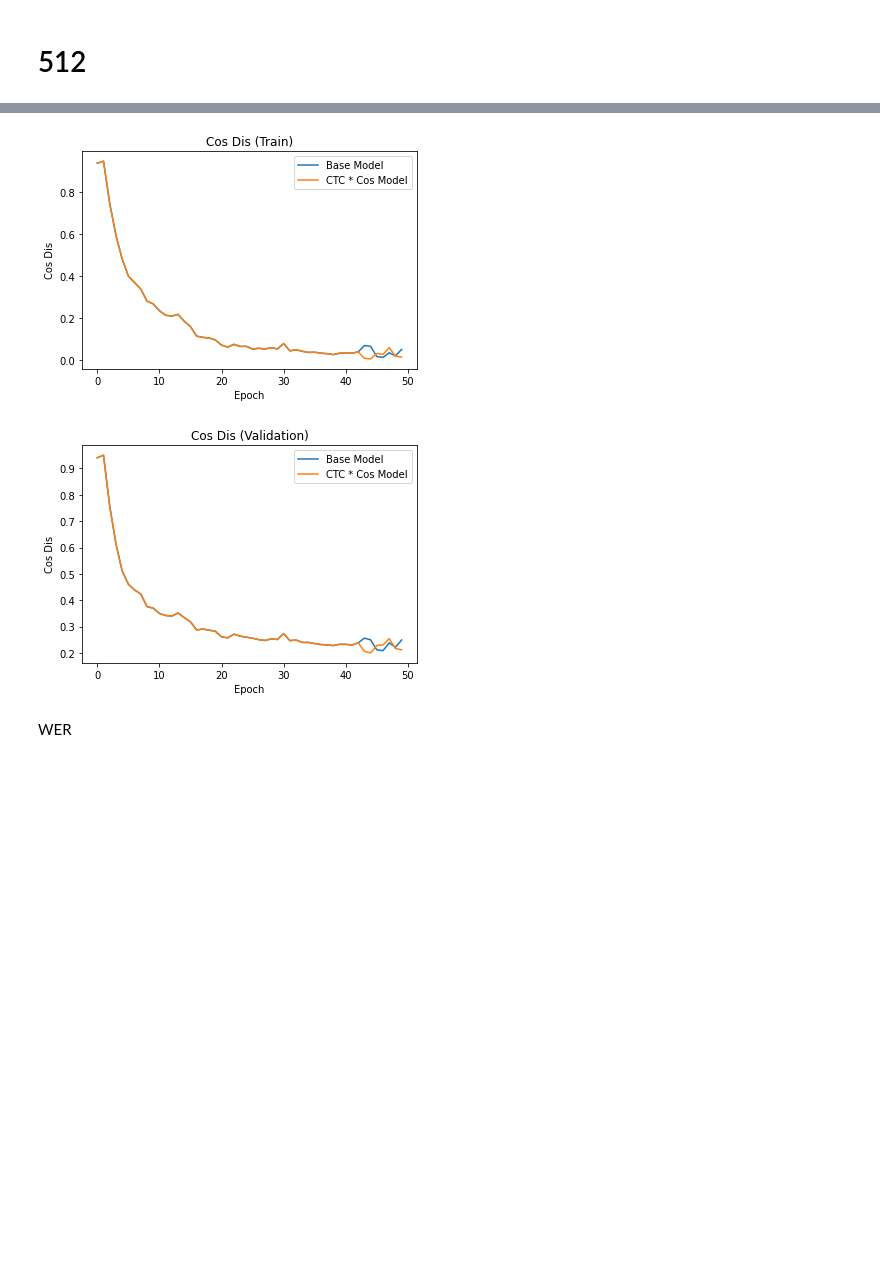
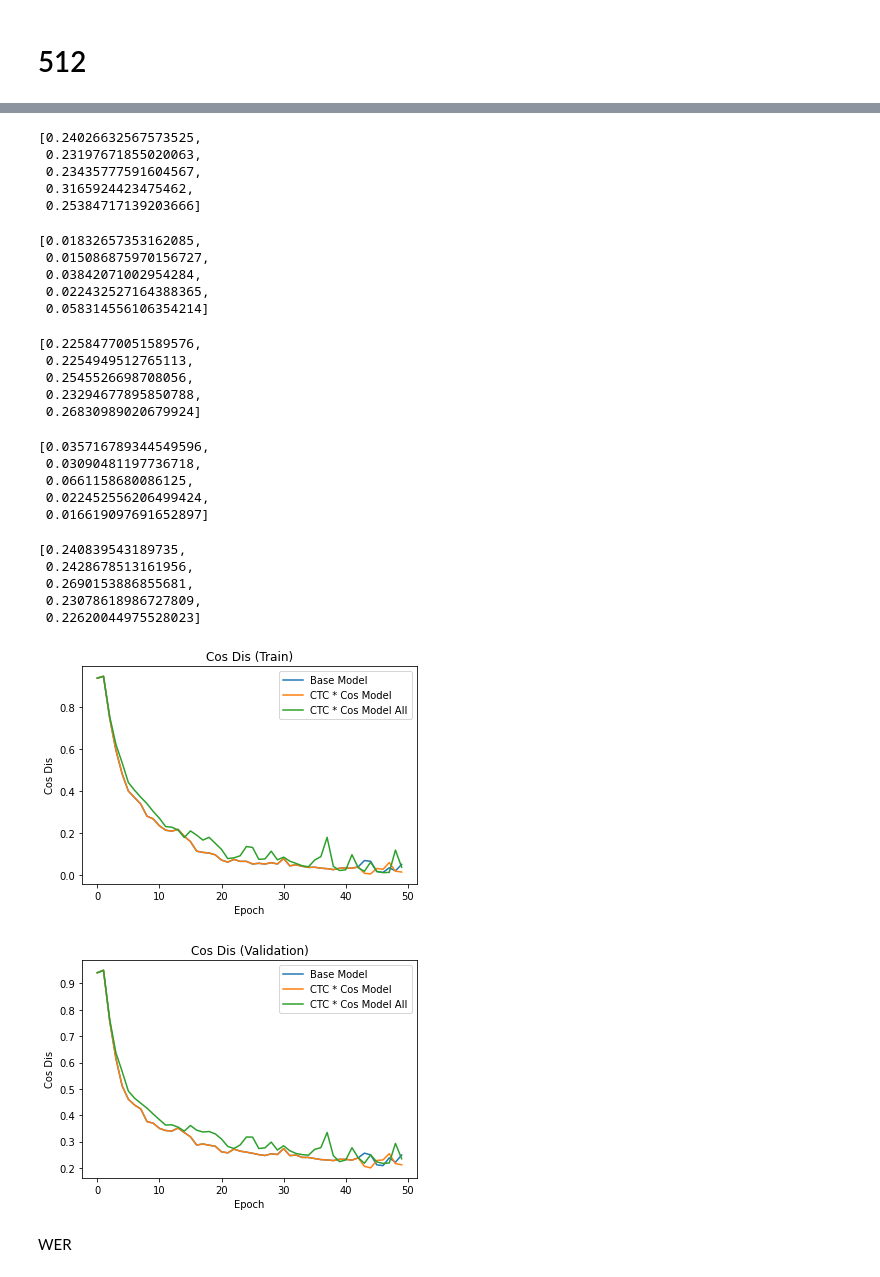
Before and after one commit to whettenr/severity-measures-asr, a Jupyter notebook: EX_3_Evaluate_minilm.ipynb, the cells around one changed output, grey strips where cells are left out. Saved outputs shown, nothing was run; the diff lists cells and outputs as text; code cells hidden in the pictures; blank space fills up the shorter version.

Commit message:
add in 512ctcbycos all results

```diff
--- a/EX_3_Evaluate_minilm.ipynb
+++ b/EX_3_Evaluate_minilm.ipynb
@@ -364,11 +364,14 @@ history_cos2['val_wer'][-5:]
 # %% [markdown]
 # 512
 # %%
-with open('history_512_base.pkl', 'rb') as handle:
+with open('MiniLM_history/history_512_base_seed1.pkl', 'rb') as handle:
     history_512_base = pickle.load(handle)
 # %%
-with open('history_512_ctcbycos_last5.pkl', 'rb') as handle:
+with open('MiniLM_history/history_512_ctcbycos_seed1_last5.pkl', 'rb') as handle:
     history_512_ctcbycos_last5 = pickle.load(handle)
+# %%
+with open('MiniLM_history/history_512_ctcbycos_seed1_all.pkl', 'rb') as handle:
+    history_512_ctcbycos_all = pickle.load(handle)
 # %%
 len(history_512_base['train_cos_dis'])
 
@@ -380,23 +391,65 @@ history_512_ctcbycos_last5['val_wer'] = history_512_base['val_wer'][:-7] + histo
+# %%
+history_512_ctcbycos_all['val_wer'][-5:]
+# %% [output]
+[0.24026632567573525,
+ 0.23197671855020063,
+ 0.23435777591604567,
+ 0.3165924423475462,
+ 0.25384717139203666]
+# %%
+history_512_base['train_wer'][-5:]
+# %% [output]
+[0.01832657353162085,
+ 0.015086875970156727,
+ 0.03842071002954284,
+ 0.022432527164388365,
+ 0.058314556106354214]
+# %%
+history_512_base['val_wer'][-5:]
+# %% [output]
+[0.22584770051589576,
+ 0.2254949512765113,
+ 0.2545526698708056,
+ 0.23294677895850788,
+ 0.26830989020679924]
+# %%
+history_512_ctcbycos_last5['train_wer'][-5:]
+# %% [output]
+[0.035716789344549596,
+ 0.03090481197736718,
+ 0.0661158680086125,
+ 0.022452556206499424,
+ 0.016619097691652897]
+# %%
+history_512_ctcbycos_last5['val_wer'][-5:]
+# %% [output]
+[0.240839543189735,
+ 0.2428678513161956,
+ 0.2690153886855681,
+ 0.23078618986727809,
+ 0.22620044975528023]
 # %%
 x = np.arange(0, 50, 1)
 
 plt.plot(x, history_512_base['train_cos_dis'], label='Base Model')
 plt.plot(x, history_512_ctcbycos_last5['train_cos_dis'], label='CTC * Cos Model')
+plt.plot(x, history_512_ctcbycos_all['train_cos_dis'], label='CTC * Cos Model All')
 
 # plt.plot(x, y2, '-.')
 
 plt.legend(loc='upper right')
 plt.xlabel("Epoch")
 plt.ylabel("Cos Dis")
 plt.title('Cos Dis (Train)')
 plt.show()
 # %% [output]
-[figure, old version]
+[figure, new version]
 # %%
 x = np.arange(0, 50, 1)
 
 plt.plot(x, history_512_base['val_cos_dis'], label='Base Model')
 plt.plot(x, history_512_ctcbycos_last5['val_cos_dis'], label='CTC * Cos Model')
+plt.plot(x, history_512_ctcbycos_all['val_cos_dis'], label='CTC * Cos Model All')
 
 # plt.plot(x, y2, '-.')
 
@@ -406,7 +459,7 @@ plt.ylabel("Cos Dis")
 plt.title('Cos Dis (Validation)')
 plt.show()
 # %% [output]
-[figure, old version]
+[figure, new version]
 # %% [markdown]
 WER
 # %%
```
Also changed, not shown: parts of 3 cells of this notebook, 3 other files.
